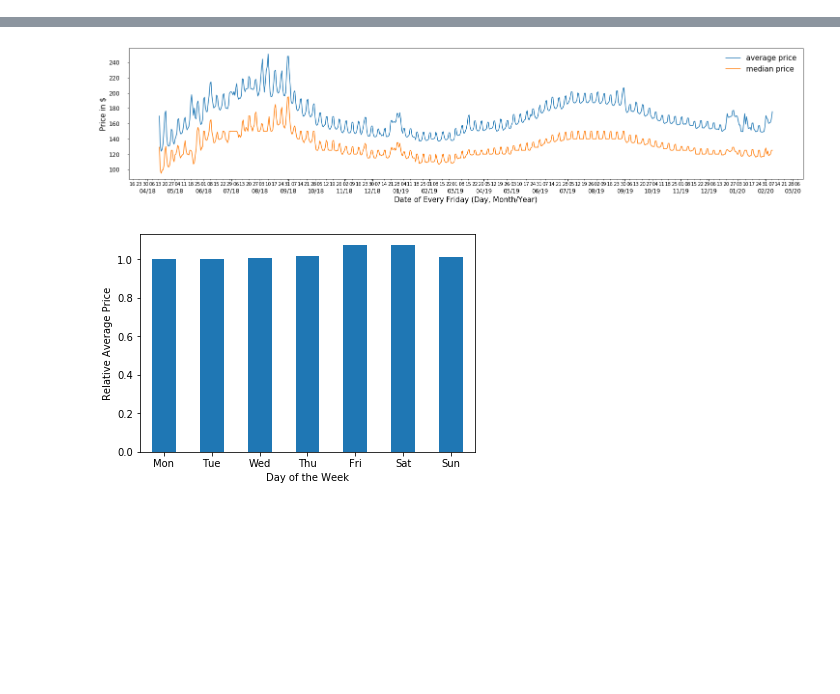
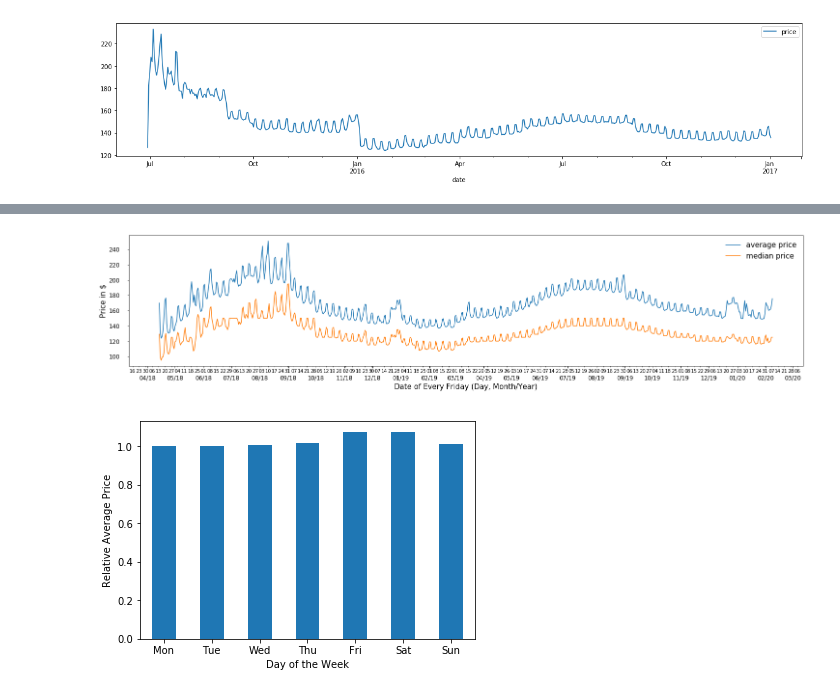
Before and after one commit to hengjiwang/seattle_airbnb_prediction, a Jupyter notebook: clean_and_feature_extraction/calendar_exploration.ipynb, the cells around one changed output, grey strips where cells are left out. Saved outputs shown, nothing was run; the diff lists cells and outputs as text; code cells hidden in the pictures; blank space fills up the shorter version.

```diff
--- a/clean_and_feature_extraction/calendar_exploration.ipynb
+++ b/clean_and_feature_extraction/calendar_exploration.ipynb
@@ -100,3 +100,24 @@ def explore_calendar(fl):
     #week = ave_price_weekly(clean_df,fl)
     month = ave_price_monthly(clean_df,fl)
     return week,month
+# %%
+import glob
+folders = sorted(glob.glob('../data/2*'))
+
+def merge_df(folders):
+    mergedf = pd.concat([clean_calendar(f+'/calendar.csv') for f in folders],sort=False)
+    mergedf.drop_duplicates(subset=['listing_id','date'], keep='last', inplace=True)
+    return mergedf
+
+def price_df(df):
+    pricedf = df.groupby(by='date')['price'].mean().reset_index()
+    ax = pricedf.plot(x='date',y='price',figsize=(20,4))
+    return pricedf
+
+def longlisting(df):
+    #return the listing_id available for hundreds of days
+    count_listing = df.groupby(by='listing_id')['price'].count().reset_index()\
+                      .sort_values(by=['price'],ascending=False).reset_index(drop=True)
+    return count_listing[:100]['listing_id'].values
+# %%
+df1516 = merge_df(folders[0:2])
@@ -102,0 +126,4 @@ def explore_calendar(fl):
+# %%
+price1516 = price_df(df1516)
+# %% [output]
+[figure, added]
```
Also changed, not shown: parts of 5 cells of this notebook, 3 other files.
